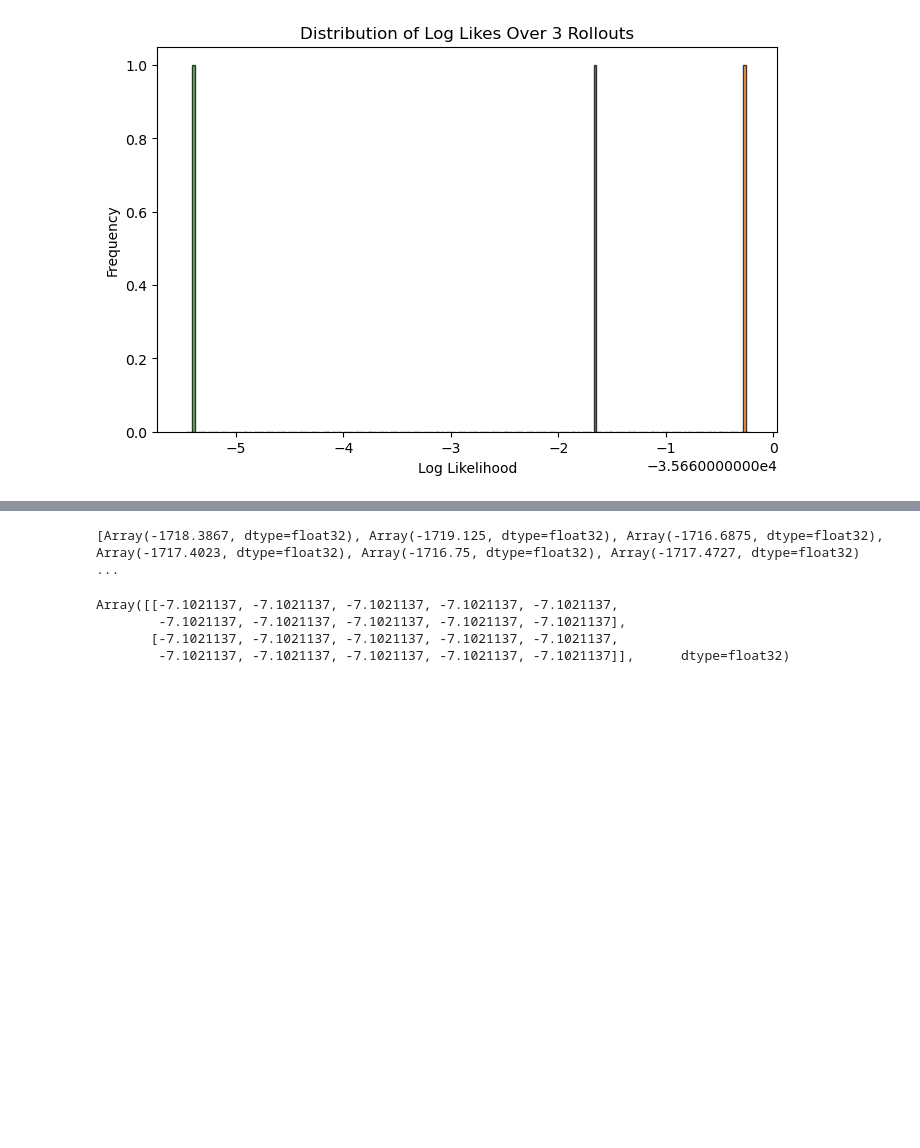
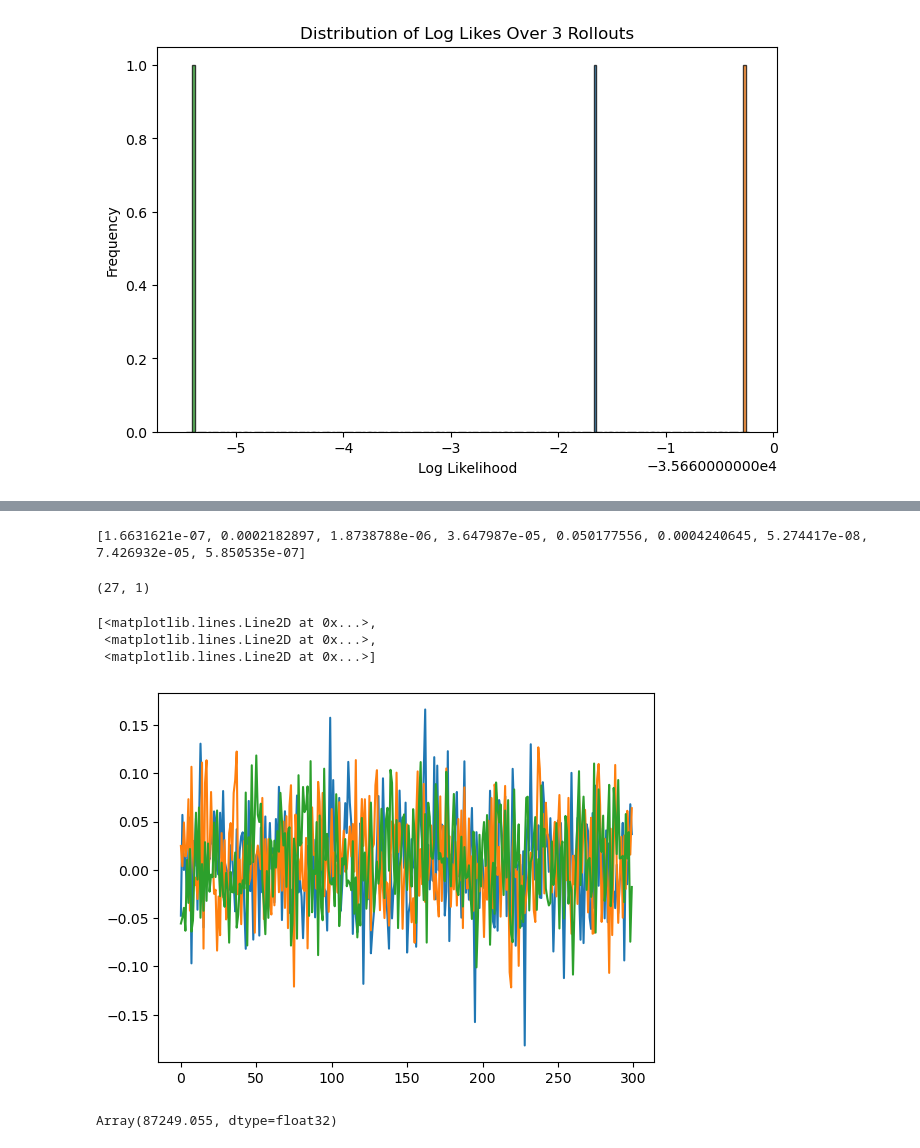
Before and after one commit to AndrewHWang1605/jax-f16-gcas-validation, a Jupyter notebook: sandbox.ipynb, the cells around one changed output, grey strips where cells are left out. Saved outputs shown, nothing was run; the diff lists cells and outputs as text; code cells hidden in the pictures; blank space fills up the shorter version.

```diff
--- a/sandbox.ipynb
+++ b/sandbox.ipynb
@@ -240,13 +247,30 @@ Error:
-# %%
-print(importance_weights)
-# %% [output]
-[Array(-1718.3867, dtype=float32), Array(-1719.125, dtype=float32), Array(-1716.6875, dtype=float32), Array(-1717.4023, dtype=float32), Array(-1716.75, dtype=float32), Array(-1717.4727, dtype=float32) ...
-# %%
-val = jnp.zeros((2,10,16))
-nominal_noise_cov = jnp.diag(jnp.square(nominal_noise_std))
-gaussian_log_pdf(val, nominal_noise_mean, nominal_noise_cov)
-# %% [output]
-Array([[-7.1021137, -7.1021137, -7.1021137, -7.1021137, -7.1021137,
-        -7.1021137, -7.1021137, -7.1021137, -7.1021137, -7.1021137],
-       [-7.1021137, -7.1021137, -7.1021137, -7.1021137, -7.1021137,
-        -7.1021137, -7.1021137, -7.1021137, -7.1021137, -7.1021137]],      dtype=float32)
+# %%
+print(importance_weigh
+
+
+
+
+
+
+
+
+
+
+lhoi6r0[pkohuyg
+# %% [output]
+[1.6631621e-07, 0.0002182897, 1.8738788e-06, 3.647987e-05, 0.050177556, 0.0004240645, 5.274417e-08, 7.426932e-05, 5.850535e-07]
+# %%
+print(p_means.shape)
+# %% [output]
+(27, 1)
+# %%
+plt.plot(disturbance_array[:,6:9])
+# %% [output]
+[<matplotlib.lines.Line2D at 0x...>,
+ <matplotlib.lines.Line2D at 0x...>,
+ <matplotlib.lines.Line2D at 0x...>]
+[figure, added]
+# %%
+jnp.sum(gaussian_log_pdf_traj(disturbance_array, prop_noise_mean, prop_noise_cov))
+# %% [output]
+Array(87249.055, dtype=float32)
```
Also changed, not shown: parts of 1 cell of this notebook.
